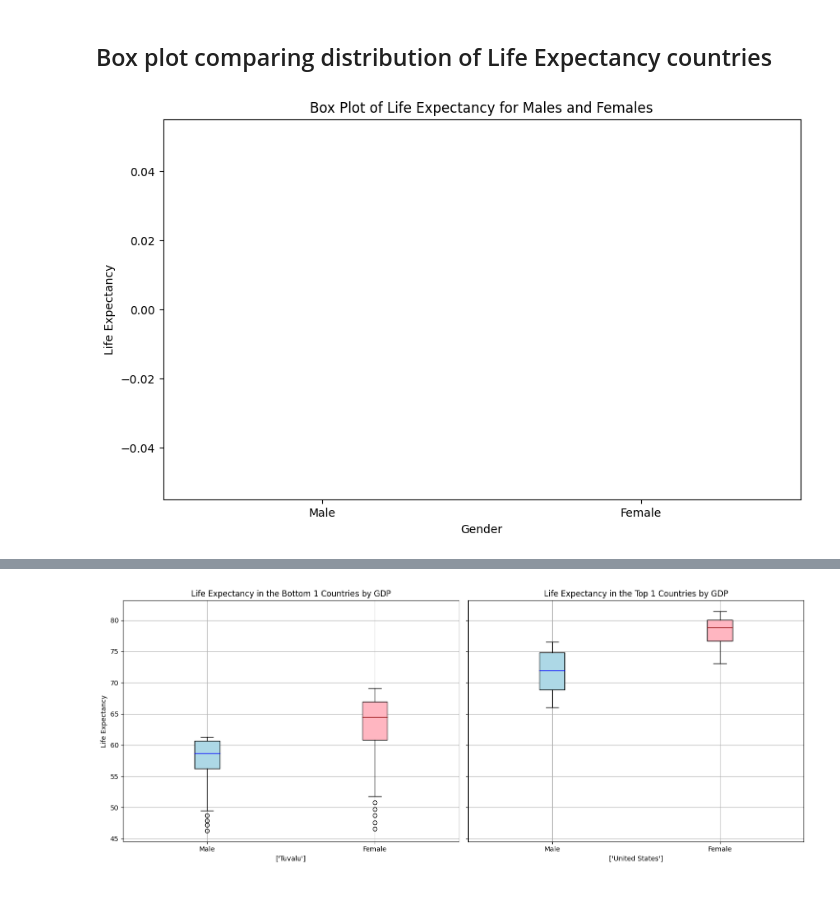
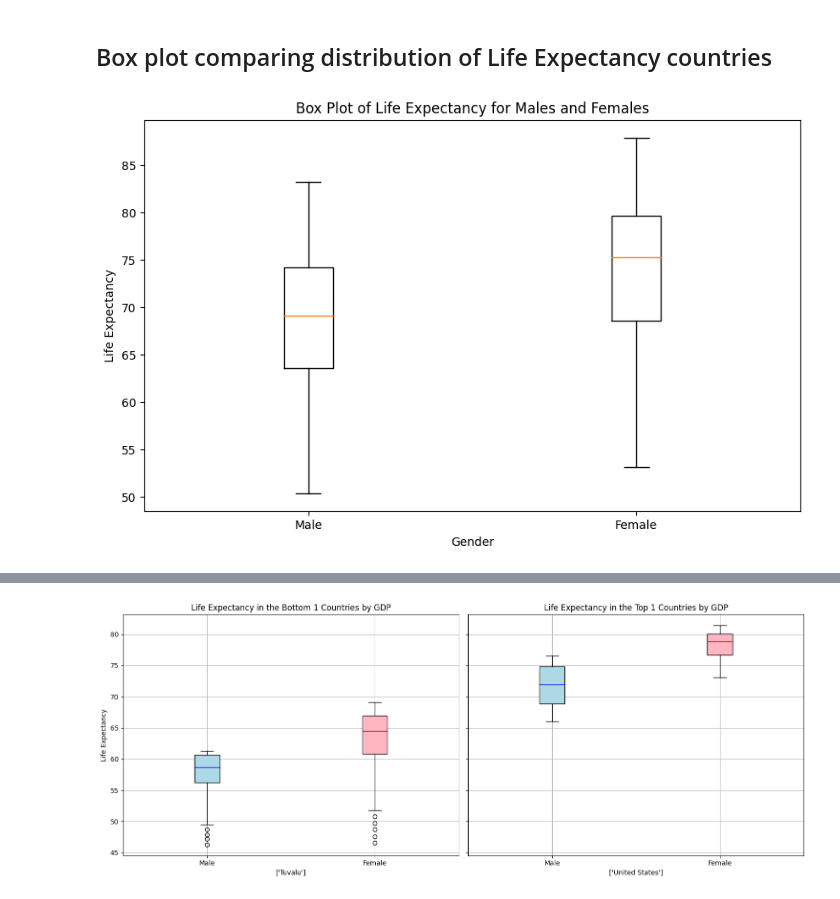
Before and after one commit to JNorthData/Life_Expectancy, a Jupyter notebook: life-expectancy.ipynb, the cells around one changed output, grey strips where cells are left out. Drawn from its saved outputs; the diff is of its cells as text; code cells hidden in the pictures.

```diff
--- a/life-expectancy.ipynb
+++ b/life-expectancy.ipynb
@@ -94,3 +96,5 @@ All_Data_df.head()
+# %%
+All_Data_df['Population Density'] = All_Data_df['Square km'] / All_Data_df['Population']
 # %% [markdown]
 ### GDP Dataset loaded and cleaned
 #### GDP_df
@@ -621,22 +668,24 @@ plt.show()
 # %%
 import pandas as pd
 import matplotlib.pyplot as plt
 
 mf_life = All_Data_df[All_Data_df['Year'] == 2021]
+
+mf_life = mf_life.dropna(subset=['Life Expectancy Male', 'Life Expectancy Female'])
 
 # Filter out the relevant data for males and females
 life_expectancy_male = mf_life['Life Expectancy Male']
 life_expectancy_female = mf_life['Life Expectancy Female']
 
 # Combine the data for the box plot
 box_plot_data = [life_expectancy_male, life_expectancy_female]
 
 # Create the box plot
 plt.figure(figsize=(10, 6))
 plt.boxplot(box_plot_data, labels=['Male', 'Female'])
 plt.title('Box Plot of Life Expectancy for Males and Females')
 plt.xlabel('Gender')
 plt.ylabel('Life Expectancy')
 plt.show()
 # %% [output]
-[figure, old version]
+[figure, new version]
```
Also changed, not shown: parts of 11 cells of this notebook, 6 other files.
